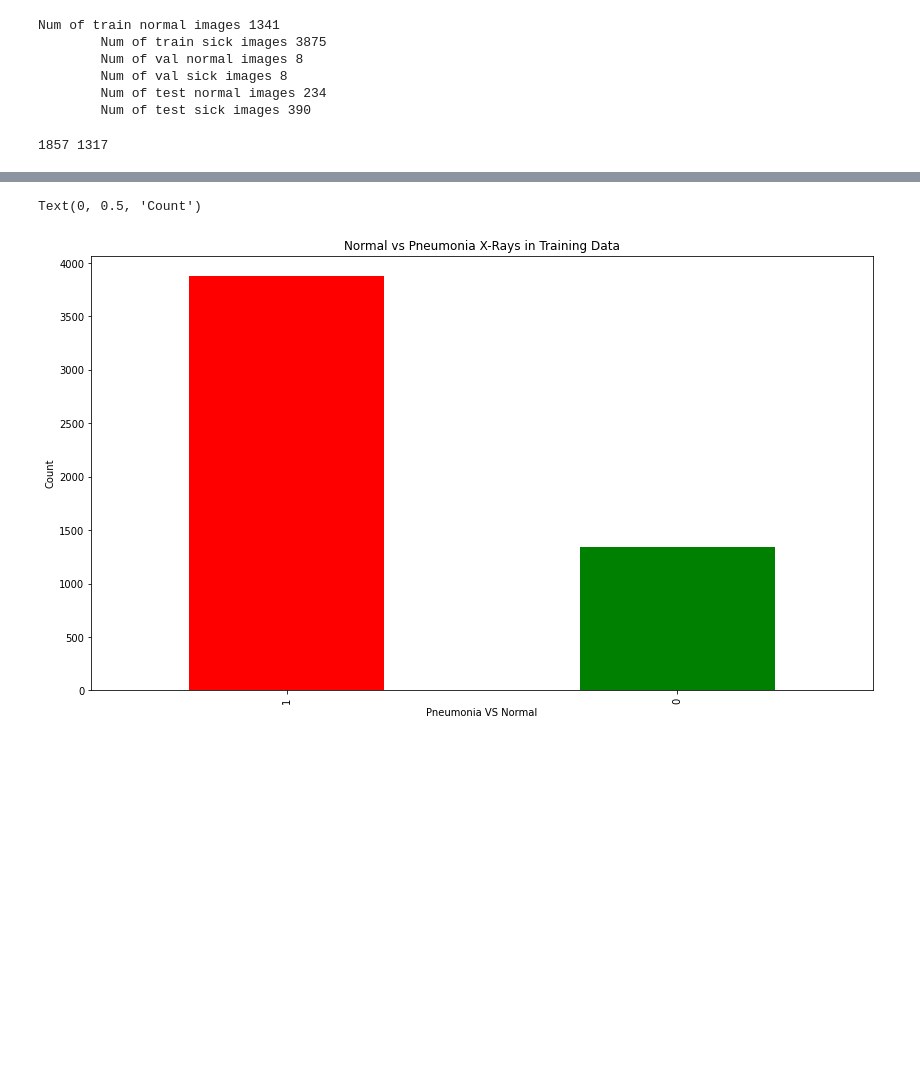
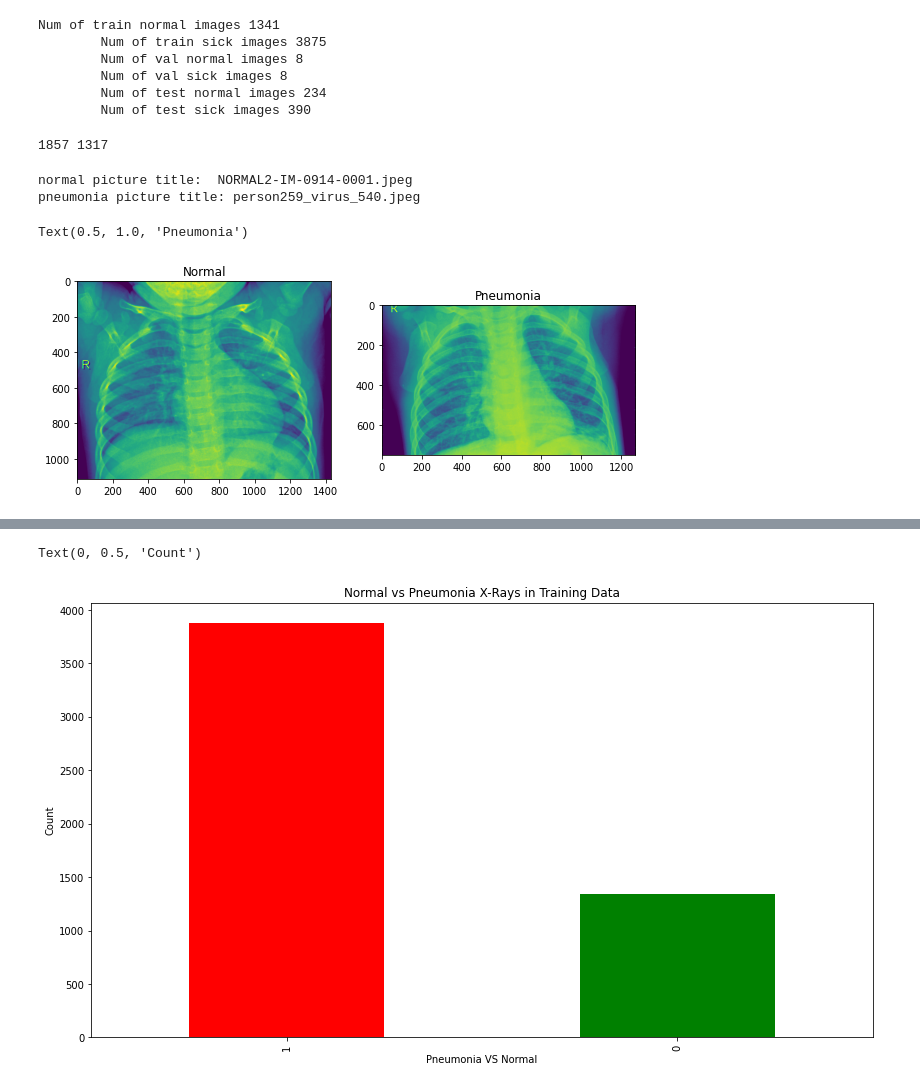
Before and after one commit to marmistead91/X-ray-Classification, a Jupyter notebook: Working Notebook.ipynb, the cells around one changed output, grey strips where cells are left out. Drawn from its saved outputs; the diff is of its cells as text; code cells hidden in the pictures; blank space fills up the shorter version.

```diff
--- a/Working Notebook.ipynb
+++ b/Working Notebook.ipynb
@@ -46,6 +46,40 @@ width, height = image.size
 print(width, height)
 # %% [output]
 1857 1317
+# %%
+#Normal pic
+rand_norm= np.random.randint(2,len(os.listdir(train_data_dir)))
+
+norm_pic = os.listdir(train_data_dir)[rand_norm]
+norm_pic_address = train_data_dir+norm_pic
+print('normal picture title: ',norm_pic)
+
+#Pneumonia
+rand_p = np.random.randint(2,len(os.listdir(train_data_dir_sick)))
+
+sic_pic =  os.listdir(train_data_dir_sick)[rand_p]
+sic_address = train_data_dir_sick+sic_pic
+print('pneumonia picture title:', sic_pic)
+
+# Load the images
+norm_load = Image.open(norm_pic_address)
+sic_load = Image.open(sic_address)
+
+#Let's plt these images
+f = plt.figure(figsize= (10,6))
+a1 = f.add_subplot(1,2,1)
+img_plot = plt.imshow(norm_load)
+a1.set_title('Normal')
+
+
+a2 = f.add_subplot(1, 2, 2)
+img_plot = plt.imshow(sic_load)
+a2.set_title('Pneumonia')
+# %% [output]
+normal picture title:  NORMAL2-IM-0914-0001.jpeg
+pneumonia picture title: person259_virus_540.jpeg
+Text(0.5, 1.0, 'Pneumonia')
+[figure, added]
 # %%
 # put images into a df 1 = pneumonia 0 = normal
 traindf = au.images_to_df(train_data_dir, train_data_dir_sick)
```
Also changed, not shown: parts of 3 cells of this notebook.
